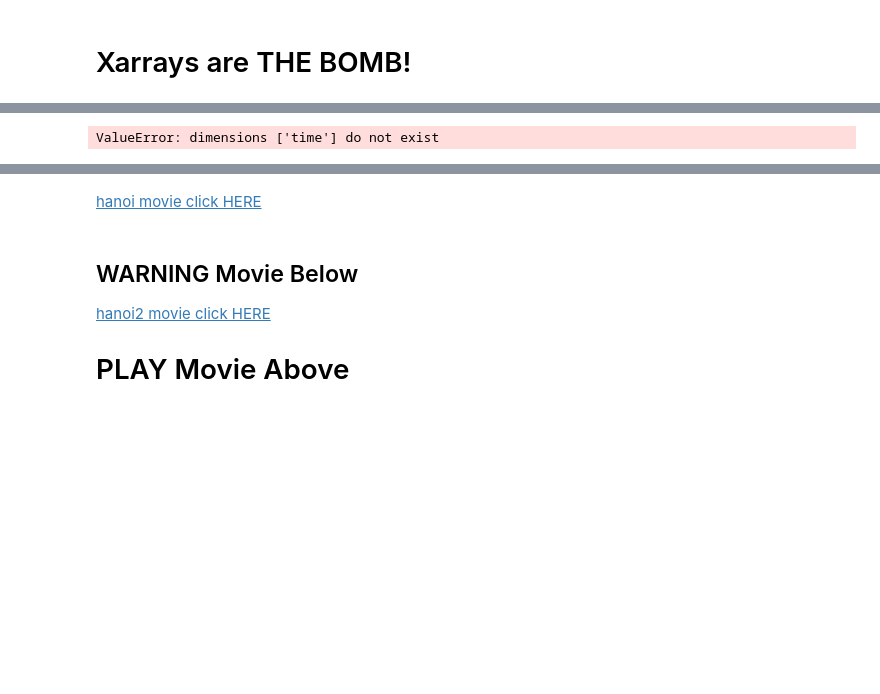
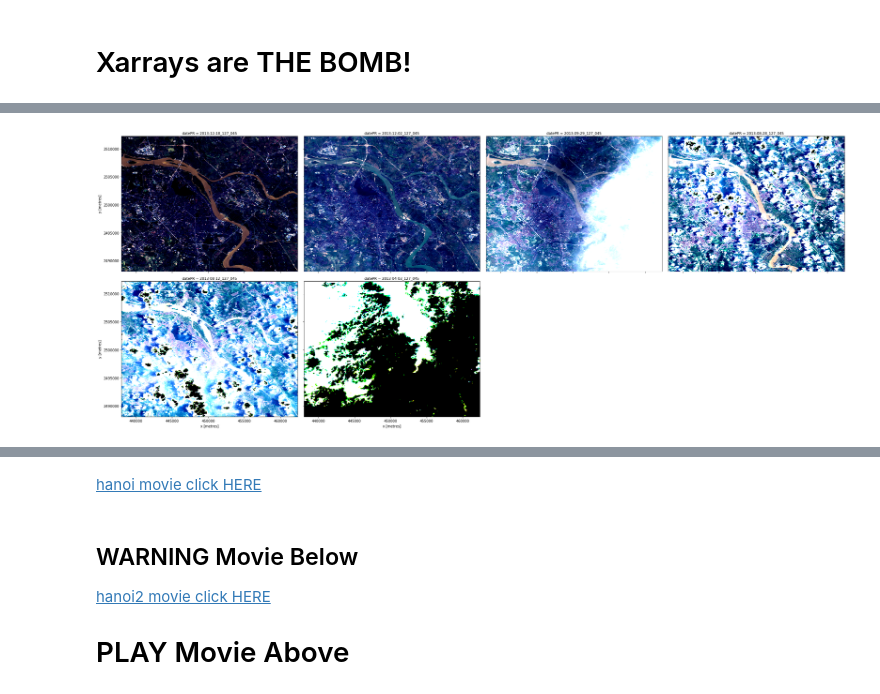
Before and after one commit to tonybutzer/lite-stac, a Jupyter notebook: anotebooks/00-COOL-DEMO/a1-hanoi-vietnam-landsat-pds-lake-odc-lite-STAC-via sat-search-in -SANDBOX.ipynb, the cells around one changed output, grey strips where cells are left out. Drawn from its saved outputs; the diff is of its cells as text; code cells hidden in the pictures; blank space fills up the shorter version.

```diff
--- a/anotebooks/00-COOL-DEMO/a1-hanoi-vietnam-landsat-pds-lake-odc-lite-STAC-via sat-search-in -SANDBOX.ipynb
+++ b/anotebooks/00-COOL-DEMO/a1-hanoi-vietnam-landsat-pds-lake-odc-lite-STAC-via sat-search-in -SANDBOX.ipynb
@@ -205,10 +186,10 @@ KeyError: 'time'
 # %%
 from notebookLib.nb_DEAPlotting import nb_rgb
 
-nb_rgb(ds,bands = ['red', 'green', 'blue'], index = [0,1,6,7,8,11,13,14,15,100,120,130,14], index_dim='time',
-       percentile_stretch=(.2,.98), aspect=1.2)
+nb_rgb(ds,bands = ['red', 'green', 'blue'], index = [2,3,5,7,8,11], index_dim='datePR',
+       percentile_stretch=(.25,.75), aspect=1.2)
 # %% [output]
-ValueError: dimensions ['time'] do not exist
+[figure, added]
 # %%
 from notebookLib.nb_DEAPlotting import animated_timeseries
 # animated_timeseries(ds,output_path='./hanoi.mp4',bands = ['red', 'green', 'blue'], time_dim='datePR',
```
Also changed, not shown: parts of 12 cells of this notebook.
